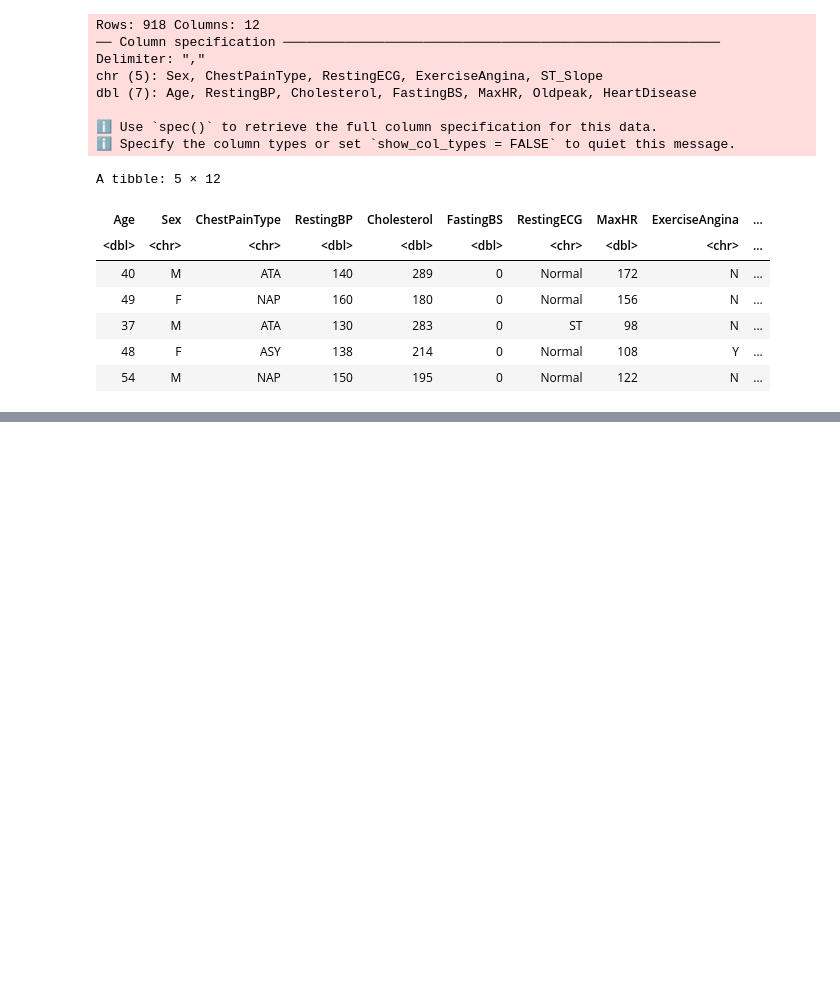
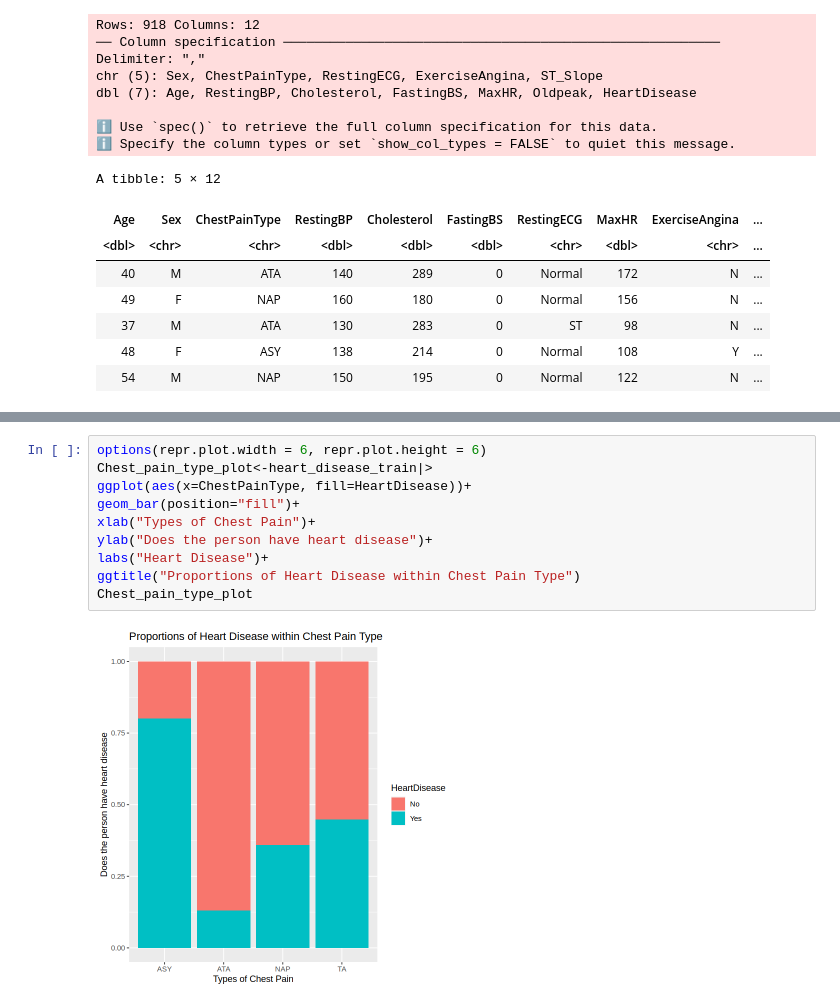
Before and after one commit to Muskandavee/PROPOSAL-, a Jupyter notebook: proposal.ipynb, the cells around one changed output, grey strips where cells are left out. Drawn from its saved outputs; the diff is of its cells as text; blank space fills up the shorter version.

```diff
--- a/proposal.ipynb
+++ b/proposal.ipynb
@@ -69,0 +101,12 @@ A tibble: 5 × 12
+# %%
+options(repr.plot.width = 6, repr.plot.height = 6)
+Chest_pain_type_plot<-heart_disease_train|>
+ggplot(aes(x=ChestPainType, fill=HeartDisease))+
+geom_bar(position="fill")+
+xlab("Types of Chest Pain")+
+ylab("Does the person have heart disease")+
+labs("Heart Disease")+
+ggtitle("Proportions of Heart Disease within Chest Pain Type")
+Chest_pain_type_plot
+# %% [output]
+[figure, added]
```
Also changed, not shown: parts of 7 cells of this notebook.
